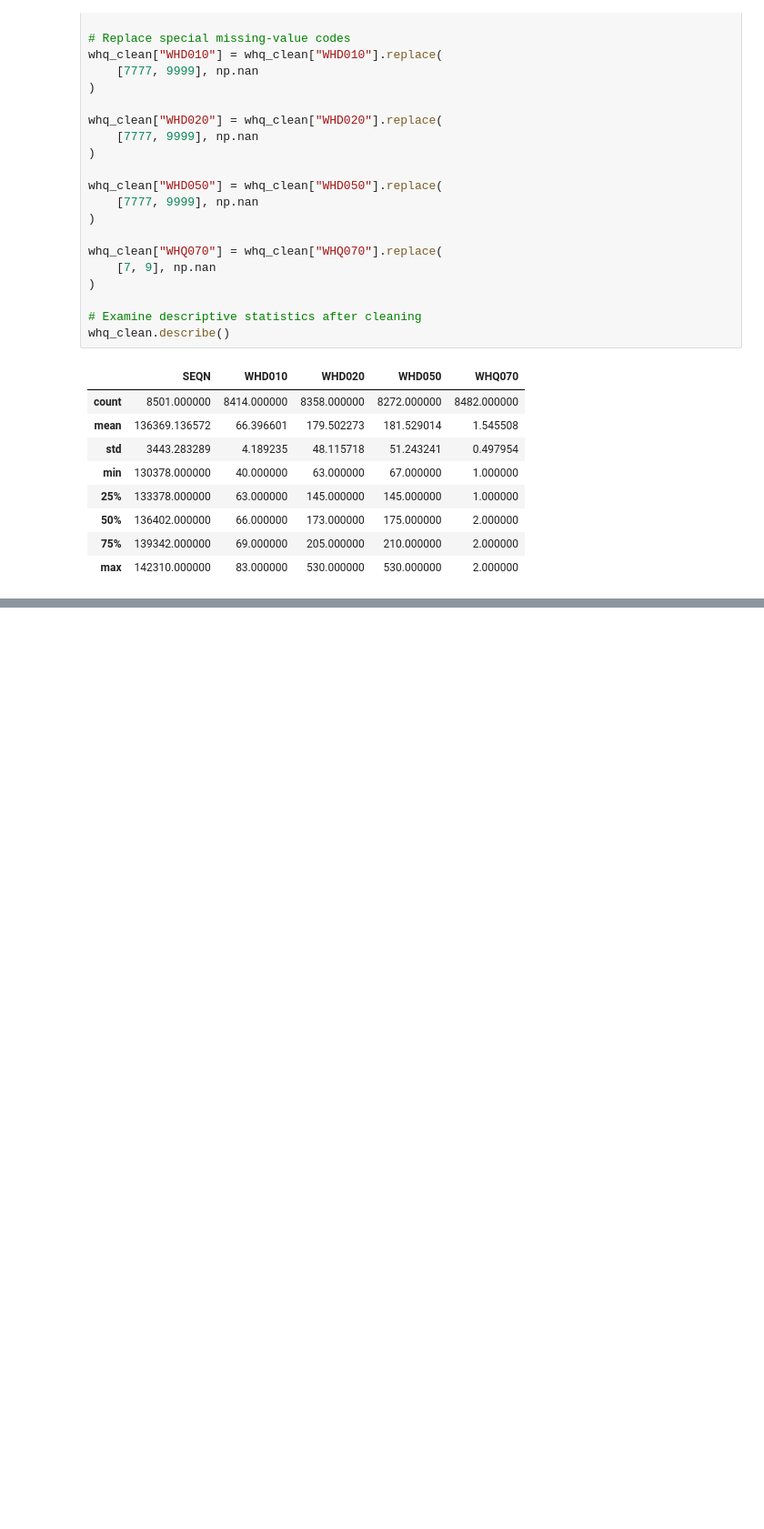
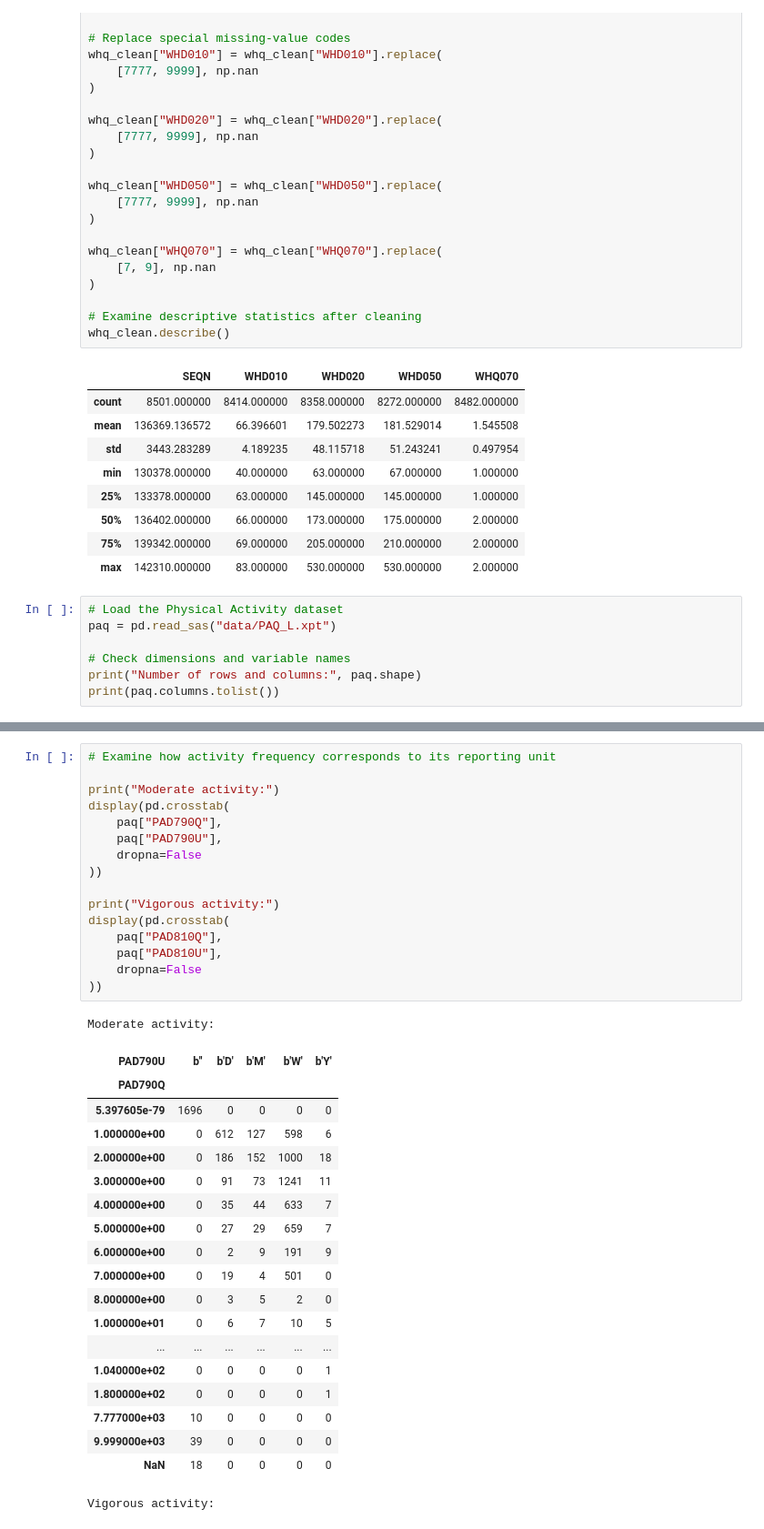
Before and after one commit to willcole2/nhanes-project, a Jupyter notebook: nhanes_exploration.ipynb, the cells around one changed output, grey strips where cells are left out. Shown at 91% size. Drawn from its saved outputs; the diff is of its cells as text; blank space fills up the shorter version.

```diff
--- a/nhanes_exploration.ipynb
+++ b/nhanes_exploration.ipynb
@@ -69,3 +69,10 @@ whq_clean.describe()
 | 50% | 136402.000000 | 66.000000 | 173.000000 | 175.000000 | 2.000000 |
 | 75% | 139342.000000 | 69.000000 | 205.000000 | 210.000000 | 2.000000 |
 | max | 142310.000000 | 83.000000 | 530.000000 | 530.000000 | 2.000000 |
+# %%
+# Load the Physical Activity dataset
+paq = pd.read_sas("data/PAQ_L.xpt")
+
+# Check dimensions and variable names
+print("Number of rows and columns:", paq.shape)
+print(paq.columns.tolist())
@@ -71,0 +147,37 @@ whq_clean.describe()
+# %%
+# Examine how activity frequency corresponds to its reporting unit
+
+print("Moderate activity:")
+display(pd.crosstab(
+    paq["PAD790Q"],
+    paq["PAD790U"],
+    dropna=False
+))
+
+print("Vigorous activity:")
+display(pd.crosstab(
+    paq["PAD810Q"],
+    paq["PAD810U"],
+    dropna=False
+))
+# %% [output]
+Moderate activity:
+| PAD790U | b'' | b'D' | b'M' | b'W' | b'Y' |
+| PAD790Q |  |  |  |  |  |
+| 5.397605e-79 | 1696 | 0 | 0 | 0 | 0 |
+| 1.000000e+00 | 0 | 612 | 127 | 598 | 6 |
+| 2.000000e+00 | 0 | 186 | 152 | 1000 | 18 |
+| 3.000000e+00 | 0 | 91 | 73 | 1241 | 11 |
+| 4.000000e+00 | 0 | 35 | 44 | 633 | 7 |
+| 5.000000e+00 | 0 | 27 | 29 | 659 | 7 |
+| 6.000000e+00 | 0 | 2 | 9 | 191 | 9 |
+| 7.000000e+00 | 0 | 19 | 4 | 501 | 0 |
+| 8.000000e+00 | 0 | 3 | 5 | 2 | 0 |
+| 1.000000e+01 | 0 | 6 | 7 | 10 | 5 |
+| ... | ... | ... | ... | ... | ... |
+| 1.040000e+02 | 0 | 0 | 0 | 0 | 1 |
+| 1.800000e+02 | 0 | 0 | 0 | 0 | 1 |
+| 7.777000e+03 | 10 | 0 | 0 | 0 | 0 |
+| 9.999000e+03 | 39 | 0 | 0 | 0 | 0 |
+| NaN | 18 | 0 | 0 | 0 | 0 |
+Vigorous activity:
```
Also changed, not shown: parts of 20 cells of this notebook, 1 other file.
